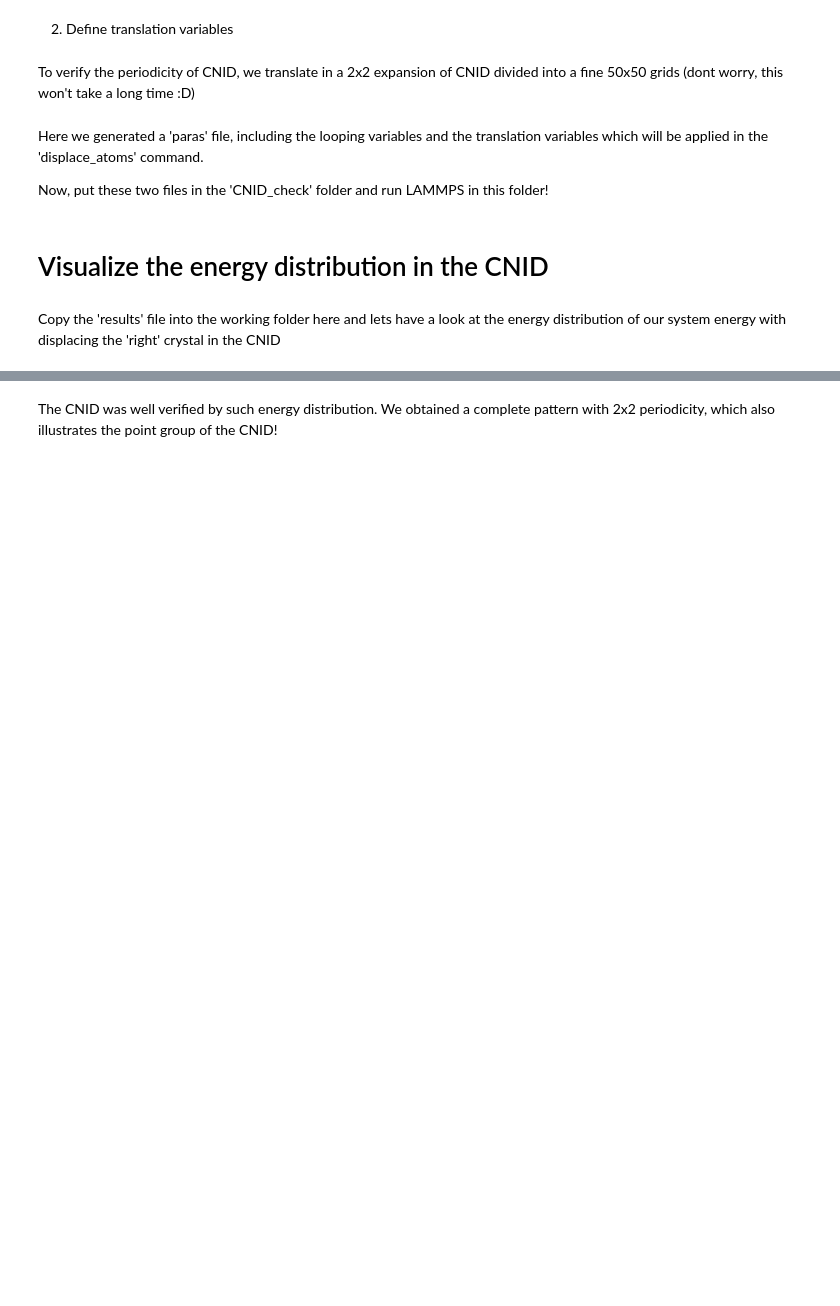
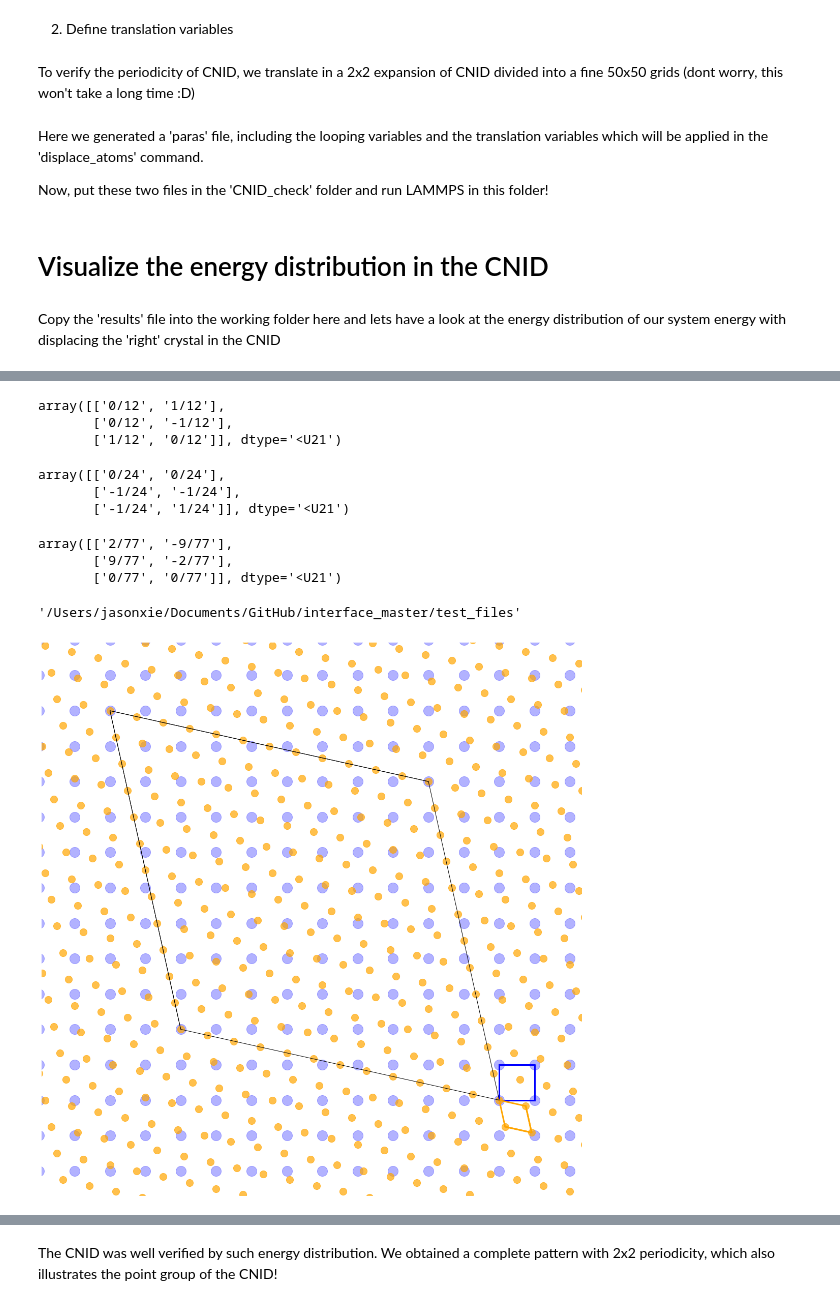
Before and after one commit to nmdl-mizo/interface_master, a Jupyter notebook: test_files/Tutorial_Sampling the system energy of interface in the CNID by LAMMPS.ipynb, the cells around one changed output, grey strips where cells are left out. Cells and saved outputs as stored; diff of their text form; code cells hidden in the pictures; blank space fills up the shorter version.

```diff
--- a/test_files/Tutorial_Sampling the system energy of interface in the CNID by LAMMPS.ipynb
+++ b/test_files/Tutorial_Sampling the system energy of interface in the CNID by LAMMPS.ipynb
@@ -123,0 +184,3 @@ plt.axis('off')
+# %%
+miller_ind_pri = cdc.get_primitive_hkl(hkl = [1,0,0], C_lattice=my_interface.conv_lattice_1, P_lattice=my_interface.lattice_1)
+miller_ind_pri
@@ -123,0 +189,5 @@ plt.axis('off')
+# %%
+lattice_1 = my_interface.lattice_1
+lattice_2 = dot(my_interface.D, my_interface.lattice_2)
+PB_1, PB_2 = cdc.get_two_bases(lattice_1, lattice_2, my_interface.R, miller_ind_pri)
+PB_1, PB_2
@@ -123,0 +201,3 @@ plt.axis('off')
+# %%
+CSL = cdc.search_CSL(PB_1, PB_2, 20)
+CNID = cdc.searchcnid(PB_1, PB_2, 20)
@@ -123,0 +216,37 @@ plt.axis('off')
+# %%
+#CNID expressed in primitive lattice 1
+CNID_in_P = cdc.get_coef_exp_ltc(lattice_1, CNID)
+cdc.get_fraction_basis(CNID_in_P)
+# %% [output]
+array([['0/12', '1/12'],
+       ['0/12', '-1/12'],
+       ['1/12', '0/12']], dtype='<U21')
+# %%
+#CNID expressed in conventional lattice 1
+CNID_in_C = cdc.get_coef_exp_ltc(my_interface.conv_lattice_1, CNID)
+cdc.get_fraction_basis(CNID_in_C)
+# %% [output]
+array([['0/24', '0/24'],
+       ['-1/24', '-1/24'],
+       ['-1/24', '1/24']], dtype='<U21')
+# %%
+#CNID expressed in lattice 2
+CNID_in_P = cdc.get_coef_exp_ltc(dot(my_interface.R,lattice_2), CNID)
+cdc.get_fraction_basis(CNID_in_P)
+# %% [output]
+array([['2/77', '-9/77'],
+       ['9/77', '-2/77'],
+       ['0/77', '0/77']], dtype='<U21')
+# %%
+my_cells = cellsdrawer(PB_1, PB_2, CSL, CNID, 20)
+# %%
+import os
+os.getcwd()
+# %% [output]
+'/Users/jasonxie/Documents/GitHub/interface_master/test_files'
+# %%
+#Show the two lattices and their CSL
+my_cells.draw_direct(xlow = -50, xhigh = 9, ylow = -10.4,
+                     yhigh = 50, figsize_x = 20, figsize_y = 20, save=True, size_LP_1=400, size_LP_2=200)
+# %% [output]
+[figure, added]
```
Also changed, not shown: parts of 28 cells of this notebook, 21 other files.
